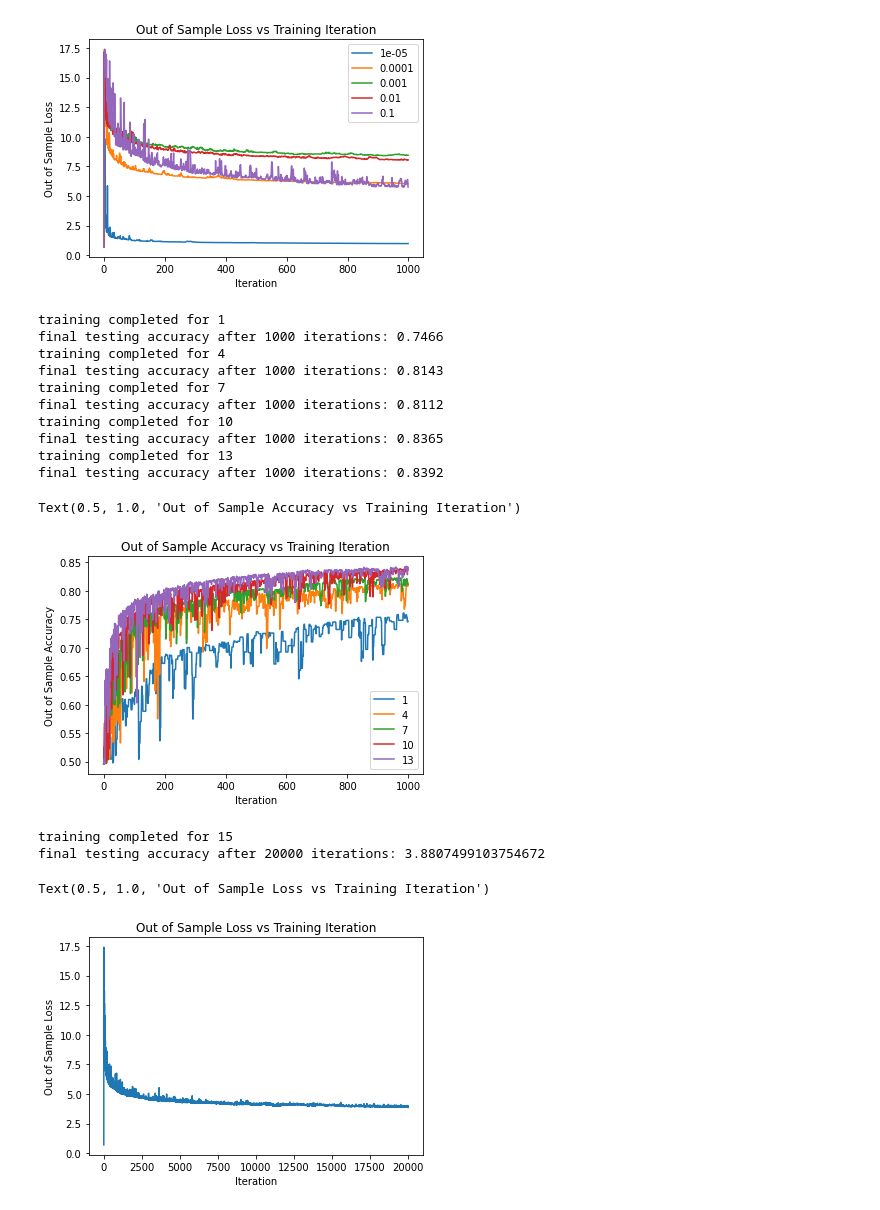
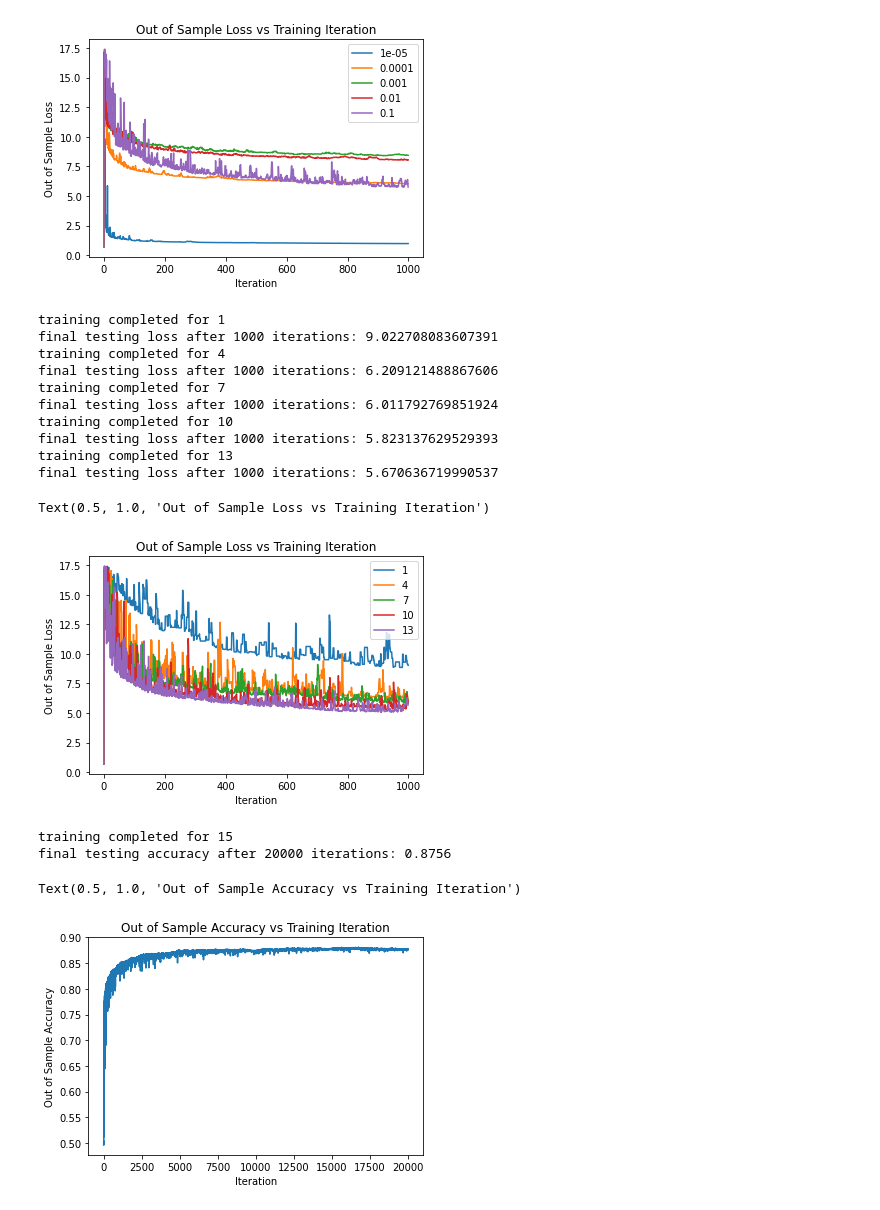
Before and after one commit to seichang00/IMDB_bayesian_regression, a Jupyter notebook: imdb_regression.ipynb, the cells around one changed output. Saved outputs shown, nothing was run; the diff lists cells and outputs as text; code cells hidden in the pictures.

```diff
--- a/imdb_regression.ipynb
+++ b/imdb_regression.ipynb
@@ -12,6 +12,8 @@ from sklearn.model_selection import train_test_split
 from sklearn.metrics import confusion_matrix, classification_report
 import matplotlib.pyplot as plt
 from bs4 import BeautifulSoup
+import seaborn as sns
+sns.set()
 
 imdb = pd.read_csv("IMDB Dataset.csv")
 imdb.head(3)
@@ -231,7 +233,9 @@ Text(0.5, 1.0, 'Out of Sample Loss vs Training Iteration')
 # %%
 #L2 REGULARIZATION (LAMBDA)
 
-test_iters = 1000
+train_iters = 1000
+train_batch = 10
+learning_rate = 0.1
 
 #tuning regularizer
 for test_lamb in [0.1, 0.5, 1, 3, 5]:
@@ -241,8 +245,8 @@ for test_lamb in [0.1, 0.5, 1, 3, 5]:
     X_test=X_test,
     y=y_train,
     y_test=y_test,
-    l_rate=0.1,
-    batch_size=10,
+    l_rate=learning_rate,
+    batch_size=train_batch,
     max_iters=test_iters,
     train_stat="accuracy")
     plt.plot(sgd_stats, label=str(test_lamb))
@@ -321,55 +325,57 @@ for batch_train in range(1, 15, 3):
     l_rate=learning_rate,
     batch_size=batch_train,
     max_iters=train_iters,
-    train_stat="accuracy")
+    train_stat="loss")
     plt.plot(sgd_stats, label=str(batch_train))
     print("training completed for " + str(batch_train))
-    print("final testing accuracy after {} iterations: {}".format(train_iters, sgd_stats[-1]))
+    print("final testing loss after {} iterations: {}".format(train_iters, sgd_stats[-1]))
 
 plt.legend()
 plt.xlabel("Iteration")
-plt.ylabel("Out of Sample Accuracy")
-plt.title("Out of Sample Accuracy vs Training Iteration")
+plt.ylabel("Out of Sample Loss")
+plt.title("Out of Sample Loss vs Training Iteration")
 # %% [output]
 training completed for 1
-final testing accuracy after 1000 iterations: 0.7466
+final testing loss after 1000 iterations: 9.022708083607391
 training completed for 4
-final testing accuracy after 1000 iterations: 0.8143
+final testing loss after 1000 iterations: 6.209121488867606
 training completed for 7
-final testing accuracy after 1000 iterations: 0.8112
+final testing loss after 1000 iterations: 6.011792769851924
 training completed for 10
-final testing accuracy after 1000 iterations: 0.8365
+final testing loss after 1000 iterations: 5.823137629529393
 training completed for 13
-final testing accuracy after 1000 iterations: 0.8392
+final testing loss after 1000 iterations: 5.670636719990537
-Text(0.5, 1.0, 'Out of Sample Accuracy vs Training Iteration')
+Text(0.5, 1.0, 'Out of Sample Loss vs Training Iteration')
-[figure, old version]
+[figure, new version]
 # %%
 #BATCH SIZE
 train_iters = 20000
 learning_rate = 0.1
 train_lamb = 5
 batch_train = 15
 
 beta, sgd_stats = stochastic_regression_map(
     lamb=train_lamb,
     X=X_train,
     X_test=X_test,
     y=y_train,
     y_test=y_test,
     l_rate=learning_rate,
     batch_size=batch_train,
     max_iters=train_iters,
-    train_stat="loss")
+    train_stat="accuracy")
 
 plt.plot(sgd_stats)
 print("training completed for " + str(batch_train))
 print("final testing accuracy after {} iterations: {}".format(train_iters, sgd_stats[-1]))
 
 plt.xlabel("Iteration")
-plt.ylabel("Out of Sample Loss")
-plt.title("Out of Sample Loss vs Training Iteration")
+plt.ylabel("Out of Sample Accuracy")
+plt.title("Out of Sample Accuracy vs Training Iteration")
+
+max(sgd_stats)
 # %% [output]
 training completed for 15
-final testing accuracy after 20000 iterations: 3.8807499103754672
+final testing accuracy after 20000 iterations: 0.8756
-Text(0.5, 1.0, 'Out of Sample Loss vs Training Iteration')
+Text(0.5, 1.0, 'Out of Sample Accuracy vs Training Iteration')
-[figure, old version]
+[figure, new version]
```
Also changed, not shown: parts of 3 cells of this notebook, 1 other file.
